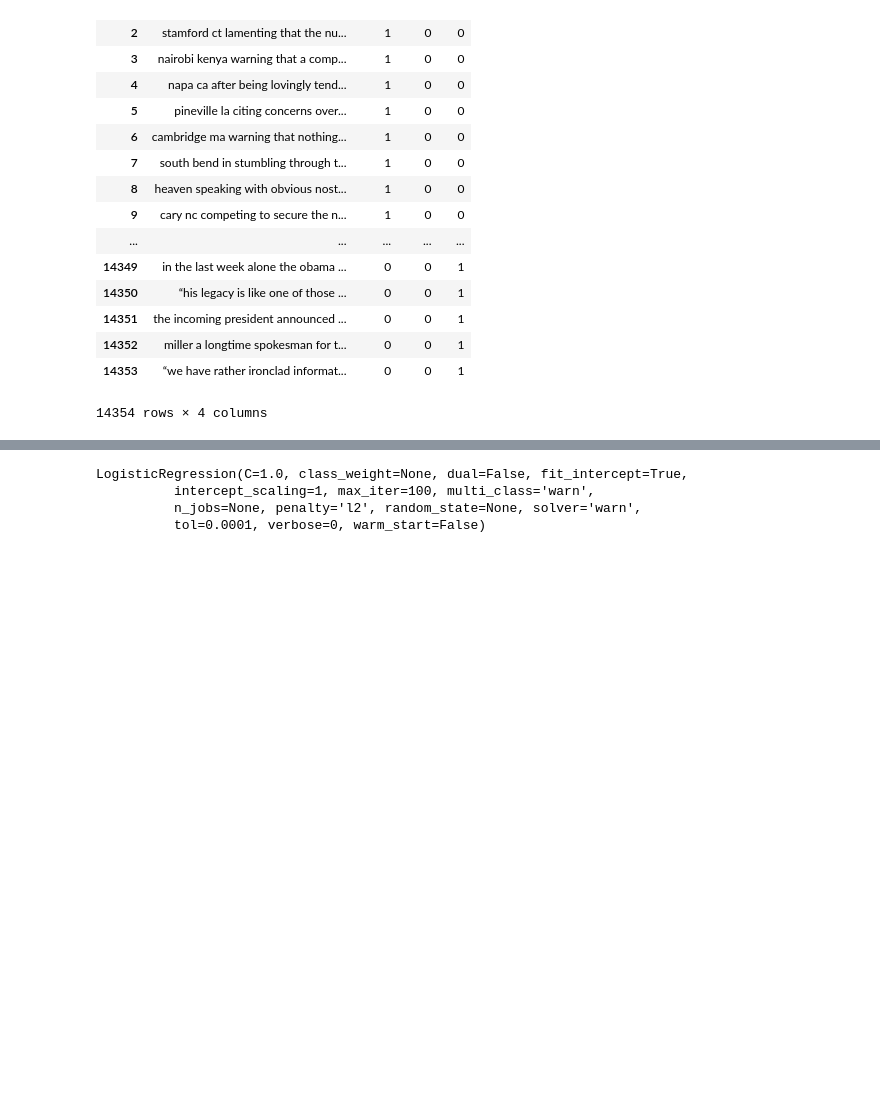
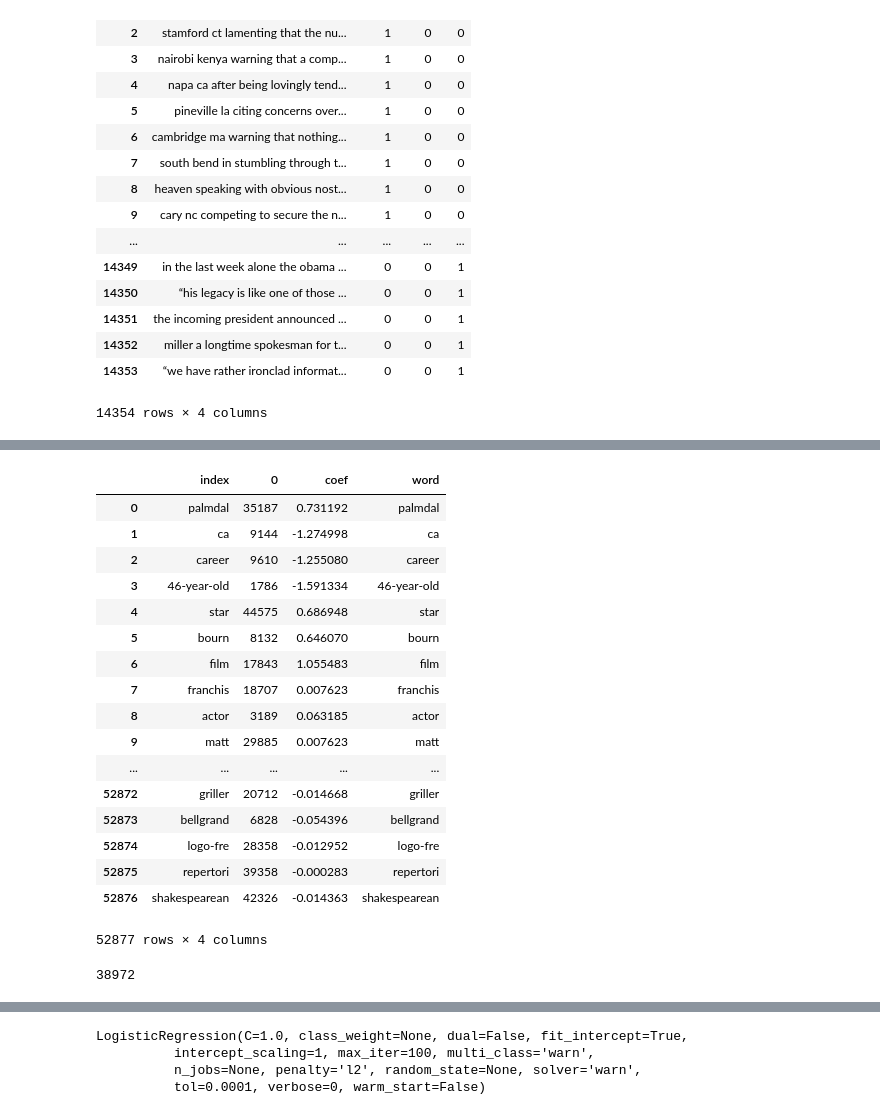
Before and after one commit to johncpolitte/News_or_Satire, a Jupyter notebook: build_full_df.ipynb, the cells around one changed output, grey strips where cells are left out. Drawn from its saved outputs; the diff is of its cells as text; code cells hidden in the pictures; blank space fills up the shorter version.

Commit message:
created df with coef and words

```diff
--- a/build_full_df.ipynb
+++ b/build_full_df.ipynb
@@ -235,0 +282,2 @@ X_test = vect.transform(docs_test)
+# %%
+voc_df = pd.DataFrame.from_dict(matrix_voc, orient='index',columns=['map'])
@@ -235,0 +332,27 @@ X_test = vect.transform(docs_test)
+# %%
+voc_df['coef'] = x
+# %%
+voc_df['word']= voc_df.index
+# %%
+voc_df.reset_index(inplace=True)
+# %%
+voc_df
+# %% [output]
+|  | index | 0 | coef | word |
+| 0 | palmdal | 35187 | 0.731192 | palmdal |
+| 1 | ca | 9144 | -1.274998 | ca |
+| 2 | career | 9610 | -1.255080 | career |
+| 3 | 46-year-old | 1786 | -1.591334 | 46-year-old |
+| 4 | star | 44575 | 0.686948 | star |
+| 5 | bourn | 8132 | 0.646070 | bourn |
+| 6 | film | 17843 | 1.055483 | film |
+| 7 | franchis | 18707 | 0.007623 | franchis |
+| 8 | actor | 3189 | 0.063185 | actor |
+| 9 | matt | 29885 | 0.007623 | matt |
+| ... | ... | ... | ... | ... |
+| 52872 | griller | 20712 | -0.014668 | griller |
+| 52873 | bellgrand | 6828 | -0.054396 | bellgrand |
+| 52874 | logo-fre | 28358 | -0.012952 | logo-fre |
+| 52875 | repertori | 39358 | -0.000283 | repertori |
+| 52876 | shakespearean | 42326 | -0.014363 | shakespearean |
+52877 rows × 4 columns
@@ -235,0 +361,4 @@ X_test = vect.transform(docs_test)
+# %%
+len(voc_df.coef.unique())
+# %% [output]
+38972
```
Also changed, not shown: parts of 21 cells of this notebook.
